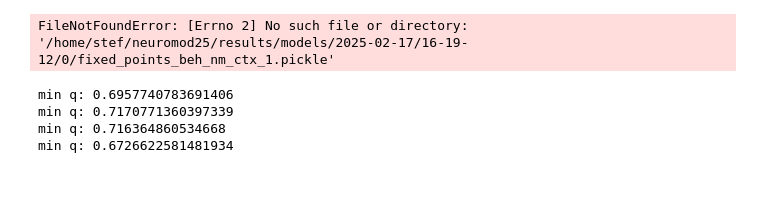
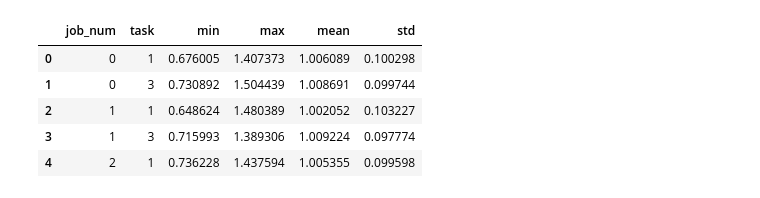
Before and after one commit to stefanpate/neuromod25, a Jupyter notebook: notebooks/examine_fps.ipynb, the cells around one changed output. Cells and saved outputs as stored; diff of their text form; code cells hidden in the pictures.

```diff
--- a/notebooks/examine_fps.ipynb
+++ b/notebooks/examine_fps.ipynb
@@ -15,32 +15,28 @@ from hydra import initialize, compose
 # %%
 filepaths = OmegaConf.load("../config/filepaths/filepaths.yaml")
 # %%
-day = '2025-02-17'
-time = '16-19-12'
-job_nums = [i for i in range(6)]
+day = '2025-02-18'
+time = '18-47-36'
+job_nums = [i for i in range(5)]
 data = []
 fps = []
 for jn in job_nums:
 
     for i in [1, 3]:
         fps_i = FixedPoints()
         fps_i.restore(restore_path=Path(filepaths.models) / day / time / str(jn) / f"fixed_points_beh_nm_ctx_{i}.pickle")
         fps.append(fps_i)
-        print(fps_i.qstar.min())
         data.append([jn, i, fps_i.qstar.min(), fps_i.qstar.max(), fps_i.qstar.mean(), fps_i.qstar.std()])
 df = pd.DataFrame(data, columns=['job_num', 'task', 'min', 'max', 'mean', 'std'])
-df.to_csv(Path(filepaths.results) / f"{day}_{time}_q_values_fpf_analysis.csv", index=False, sep=',')
+df.to_csv(Path(filepaths.models) / day / time / f"q_values_fpf_analysis.csv", index=False, sep=',')
 df.head()
 # %% [output]
-FileNotFoundError: [Errno 2] No such file or directory: '/home/stef/neuromod25/results/models/2025-02-17/16-19-12/0/fixed_points_beh_nm_ctx_1.pickle'
+|  | job_num | task | min | max | mean | std |
+| 0 | 0 | 1 | 0.676005 | 1.407373 | 1.006089 | 0.100298 |
+| 1 | 0 | 3 | 0.730892 | 1.504439 | 1.008691 | 0.099744 |
+| 2 | 1 | 1 | 0.648624 | 1.480389 | 1.002052 | 0.103227 |
+| 3 | 1 | 3 | 0.715993 | 1.389306 | 1.009224 | 0.097774 |
+| 4 | 2 | 1 | 0.736228 | 1.437594 | 1.005355 | 0.099598 |
-# %%
-for elt in fps:
-    print(f"min q: {elt.qstar.min()}")
-# %% [output]
-min q: 0.6957740783691406
-min q: 0.7170771360397339
-min q: 0.716364860534668
-min q: 0.6726622581481934
 # %%
 with initialize(version_base=None, config_path='../config'):
     cfg = compose(config_name='test')
```
Also changed, not shown: parts of 4 cells of this notebook, 29 other files.
